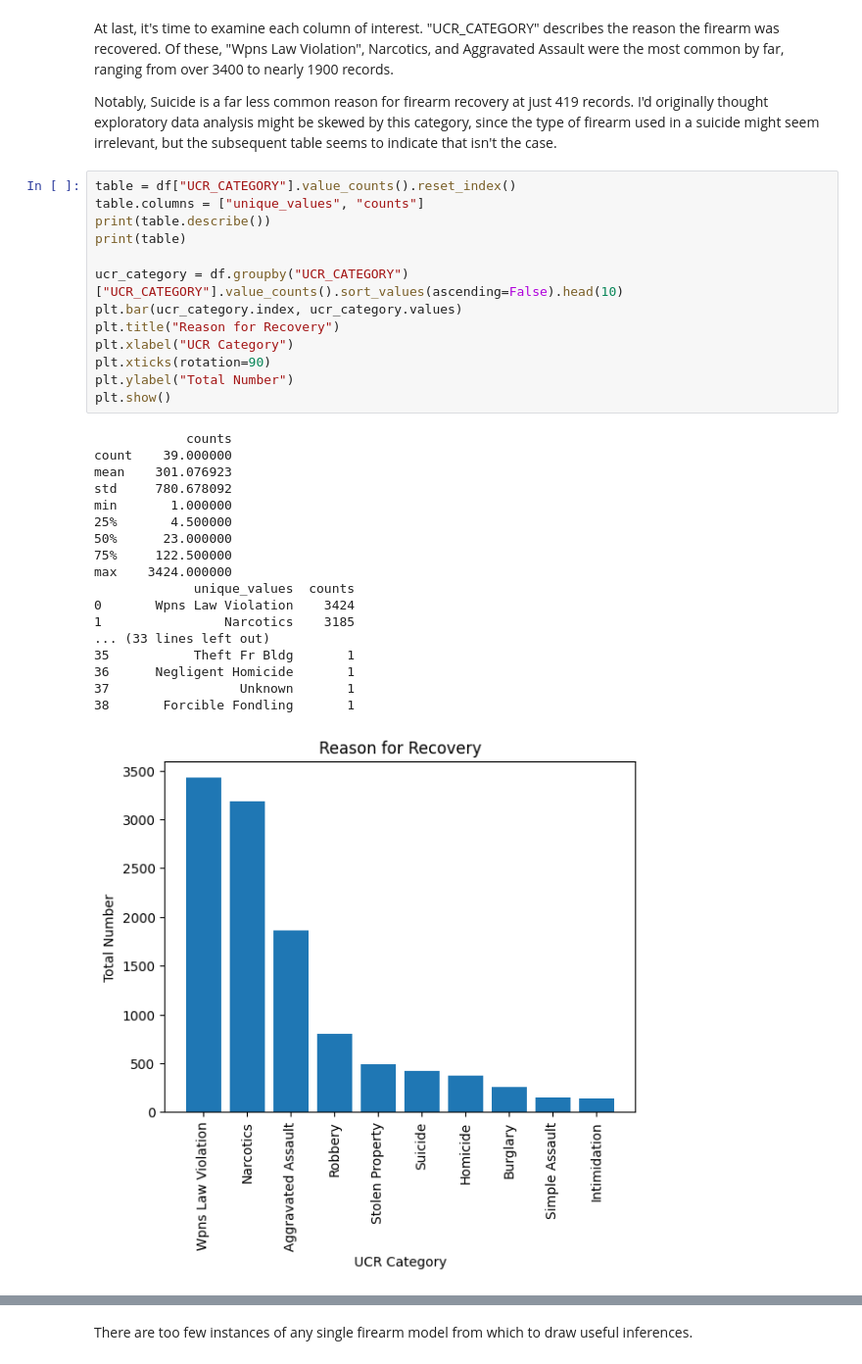
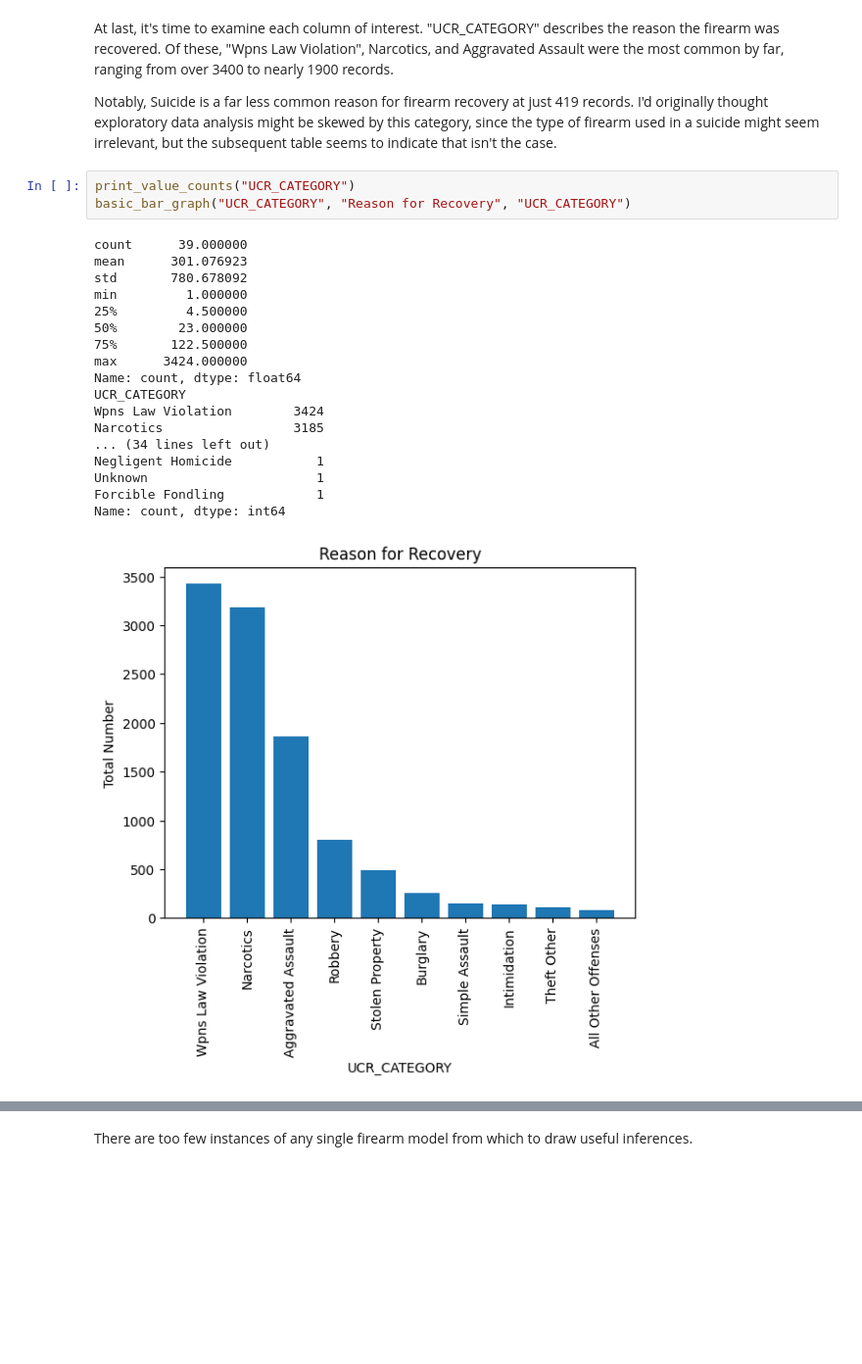
Before and after one commit to btrush01/Recovered_Firearms, a Jupyter notebook: Notebooks/Exploratory_Data_Analysis.ipynb, the cells around one changed output, grey strips where cells are left out. Shown at 98% size. Saved outputs shown, nothing was run; the diff lists cells and outputs as text; blank space fills up the shorter version.

```diff
--- a/Notebooks/Exploratory_Data_Analysis.ipynb
+++ b/Notebooks/Exploratory_Data_Analysis.ipynb
@@ -239,38 +240,28 @@ dtype: int64
 At last, it's time to examine each column of interest. "UCR_CATEGORY" describes the reason the firearm was recovered. Of these, "Wpns Law Violation", Narcotics, and Aggravated Assault were the most common by far, ranging from over 3400 to nearly 1900 records.
 
 Notably, Suicide is a far less common reason for firearm recovery at just 419 records. I'd originally thought exploratory data analysis might be skewed by this category, since the type of firearm used in a suicide might seem irrelevant, but the subsequent table seems to indicate that isn't the case.
-# %%
-table = df["UCR_CATEGORY"].value_counts().reset_index()
-table.columns = ["unique_values", "counts"]
-print(table.describe())
-print(table)
-
-ucr_category = df.groupby("UCR_CATEGORY")["UCR_CATEGORY"].value_counts().sort_values(ascending=False).head(10)
-plt.bar(ucr_category.index, ucr_category.values)
-plt.title("Reason for Recovery")
-plt.xlabel("UCR Category")
-plt.xticks(rotation=90)
-plt.ylabel("Total Number")
-plt.show()
-# %% [output]
-            counts
-count    39.000000
-mean    301.076923
-std     780.678092
-min       1.000000
-25%       4.500000
-50%      23.000000
-75%     122.500000
-max    3424.000000
-             unique_values  counts
-0       Wpns Law Violation    3424
-1                Narcotics    3185
-... (33 lines left out)
-35           Theft Fr Bldg       1
-36      Negligent Homicide       1
-37                 Unknown       1
-38       Forcible Fondling       1
-[figure, removed]
+# %%
+print_value_counts("UCR_CATEGORY")
+basic_bar_graph("UCR_CATEGORY", "Reason for Recovery", "UCR_CATEGORY")
+# %% [output]
+count      39.000000
+mean      301.076923
+std       780.678092
+min         1.000000
+25%         4.500000
+50%        23.000000
+75%       122.500000
+max      3424.000000
+Name: count, dtype: float64
+UCR_CATEGORY
+Wpns Law Violation        3424
+Narcotics                 3185
+... (34 lines left out)
+Negligent Homicide           1
+Unknown                      1
+Forcible Fondling            1
+Name: count, dtype: int64
+[figure, added]
 # %% [markdown]
 The overwhelming majority of recovered firearms are Semi-Automatic Pistols. If we expand that category to include Revolvers in a simplified category of "Pistols", they account for 7546 records. Ignoring NULL entries, we are left with 9759 total records, indicating Pistols make up over 77% of all recovered firearms, and possibly even higher if non-conventional categories of Pistols (Derringers, Single-shot, etc.) are further factored in.
 
```
Also changed, not shown: parts of 28 cells of this notebook, 4 other files.
